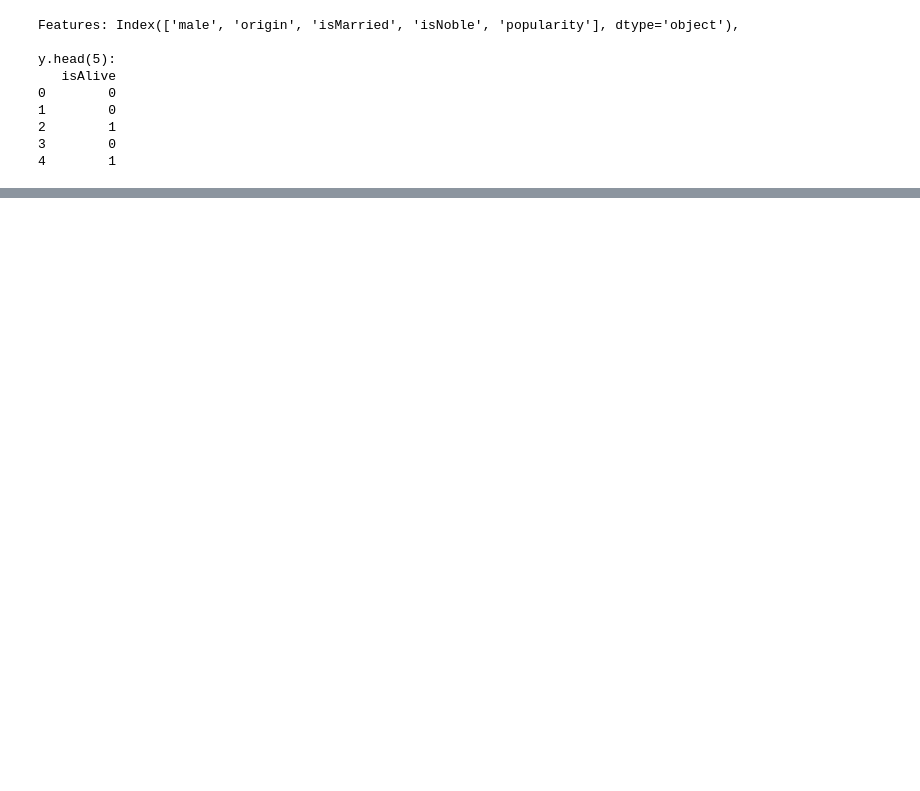
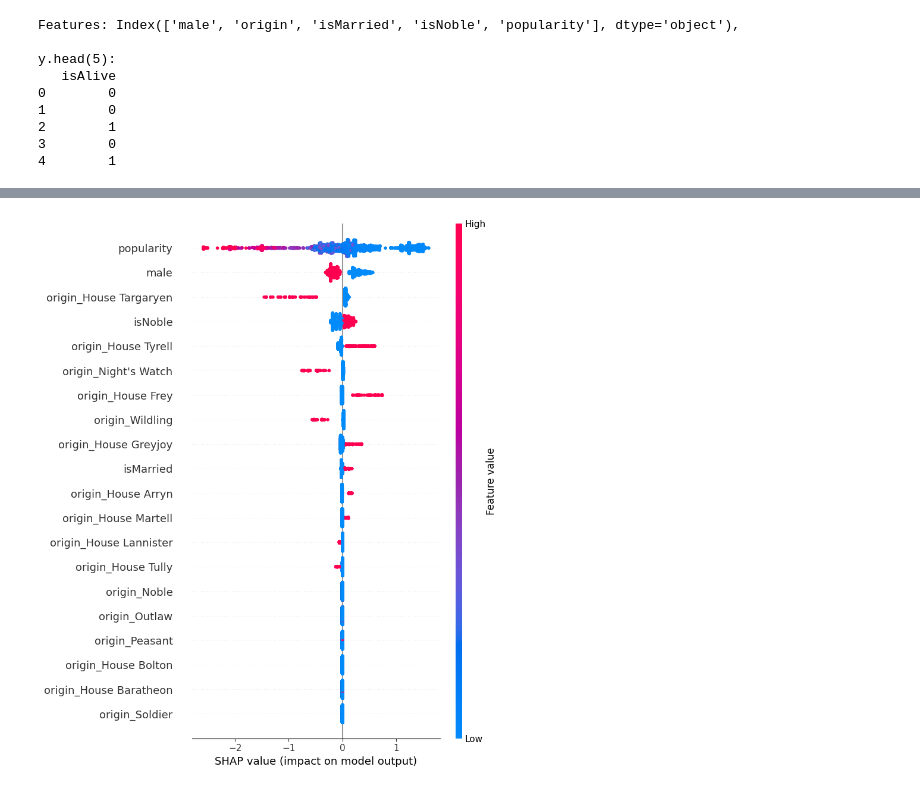
Before and after one commit to franziskasteger/game-of-thrones-survival, a Jupyter notebook: notebooks/Carmen_SHAP_model_interpretability.ipynb, the cells around one changed output, grey strips where cells are left out. Drawn from its saved outputs; the diff is of its cells as text; code cells hidden in the pictures; blank space fills up the shorter version.

```diff
--- a/notebooks/Carmen_SHAP_model_interpretability.ipynb
+++ b/notebooks/Carmen_SHAP_model_interpretability.ipynb
@@ -56,0 +135,6 @@ y.head(5):
+# %%
+test = pd.DataFrame(X_processed)
+test.columns = [x.split("__")[1] for x in model_xgb["columntransformer"].get_feature_names_out()]
+shap.summary_plot(shap_values, test)
+# %% [output]
+[figure, added]
```
Also changed, not shown: parts of 30 cells of this notebook.
